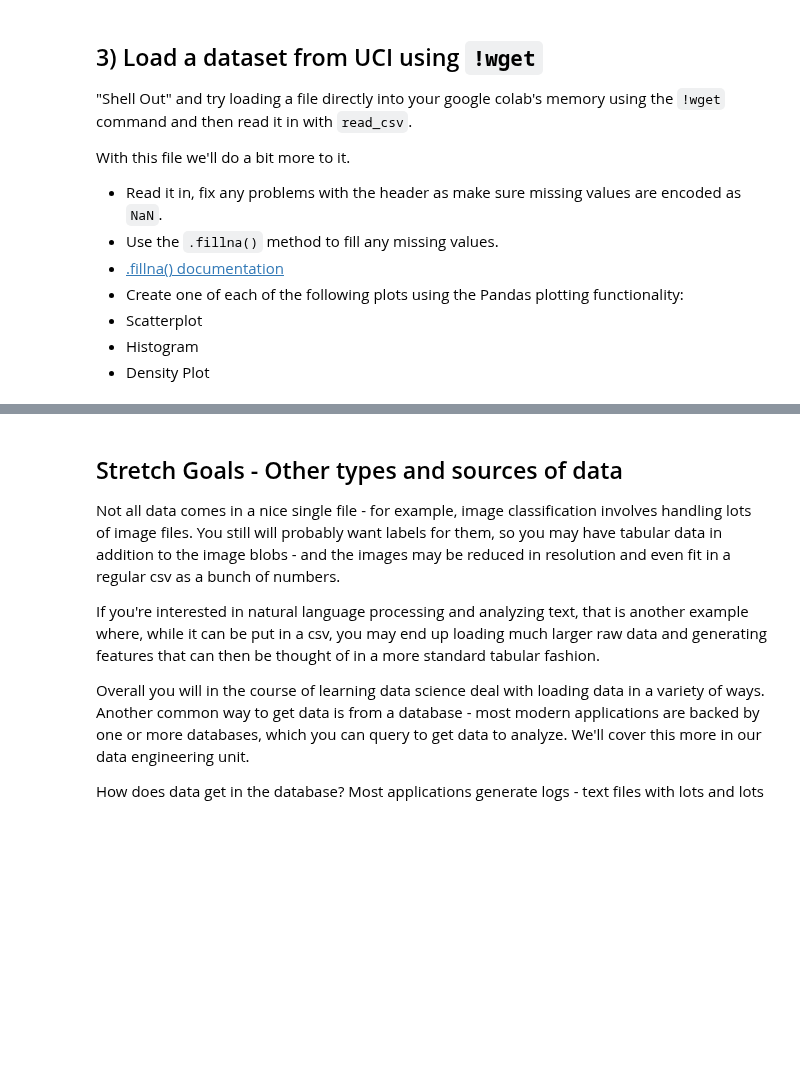
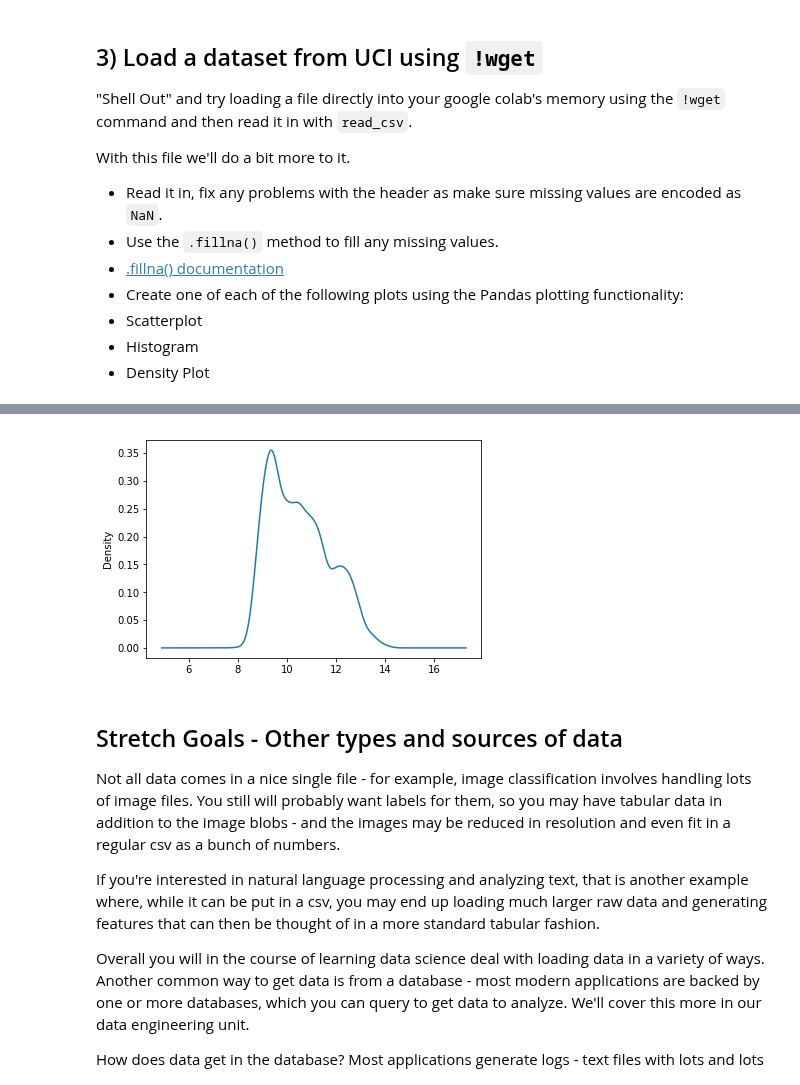
Before and after one commit to bloominstituteoftechnology/DS-Unit-1-Sprint-1-Dealing-With-Data, a Jupyter notebook: module2-loadingdata/LS_DS_112_Loading_Data_Assignment.ipynb, the cells around one changed output, grey strips where cells are left out. Saved outputs shown, nothing was run; the diff lists cells and outputs as text; code cells hidden in the pictures; blank space fills up the shorter version.

```diff
--- a/module2-loadingdata/LS_DS_112_Loading_Data_Assignment.ipynb
+++ b/module2-loadingdata/LS_DS_112_Loading_Data_Assignment.ipynb
@@ -46,3 +140,10 @@ With this file we'll do a bit more to it.
+# %%
+#density plot
+
+df['alcohol'].plot.density();
+#curve shape similar to sugar's, with a less dramatic peak
+# %% [output]
+[figure, added]
 # %% [markdown]
 ## Stretch Goals - Other types and sources of data
 
```
Also changed, not shown: parts of 16 cells of this notebook.
